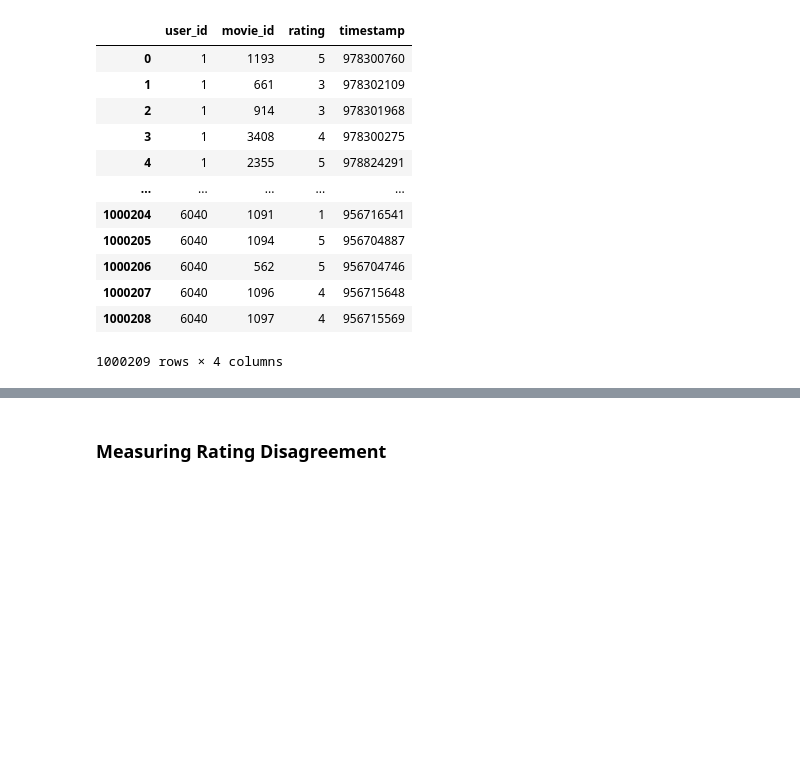
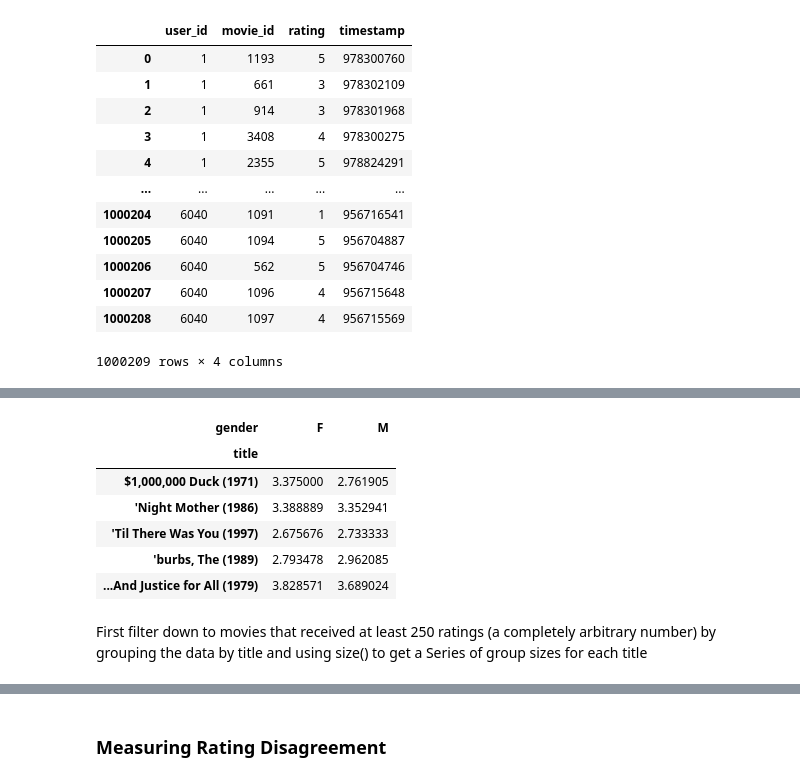
Before and after one commit to rahuls0599/MovieLens, a Jupyter notebook: main_file.ipynb, the cells around one changed output, grey strips where cells are left out. Cells and saved outputs as stored; diff of their text form; code cells hidden in the pictures; blank space fills up the shorter version.

```diff
--- a/main_file.ipynb
+++ b/main_file.ipynb
@@ -64,6 +92,16 @@ data.iloc[0]
 # %%
-mean_ratings = data.pivot_table('rating', index='title',
-                                columns='gender', aggfunc='mean')
+#  mean movie ratings for each film grouped by gender
+mean_ratings = data.pivot_table('rating', index='title', columns='gender', aggfunc='mean')
 mean_ratings[:5]
+# %% [output]
+| gender | F | M |
+| title |  |  |
+| $1,000,000 Duck (1971) | 3.375000 | 2.761905 |
+| 'Night Mother (1986) | 3.388889 | 3.352941 |
+| 'Til There Was You (1997) | 2.675676 | 2.733333 |
+| 'burbs, The (1989) | 2.793478 | 2.962085 |
+| ...And Justice for All (1979) | 3.828571 | 3.689024 |
+# %% [markdown]
+First filter down to movies that received at least 250 ratings (a completely arbitrary number) by grouping the data by title and using size() to get a Series of group sizes for each title
 # %%
 ratings_by_title = data.groupby('title').size()
```
Also changed, not shown: parts of 10 cells of this notebook.
